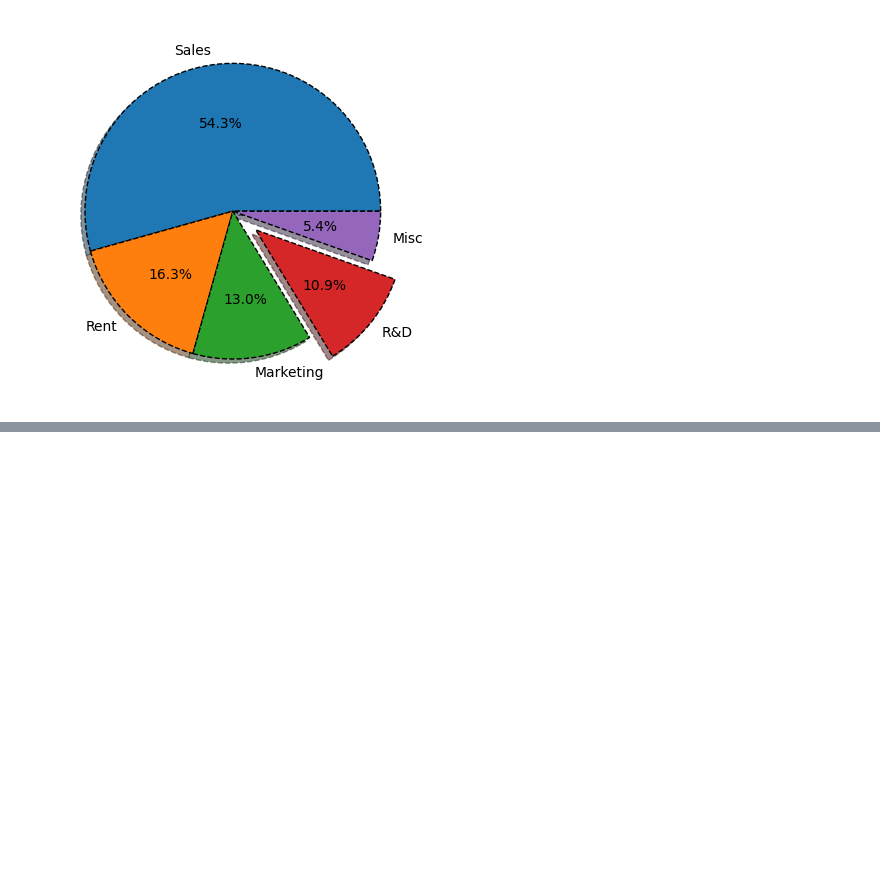
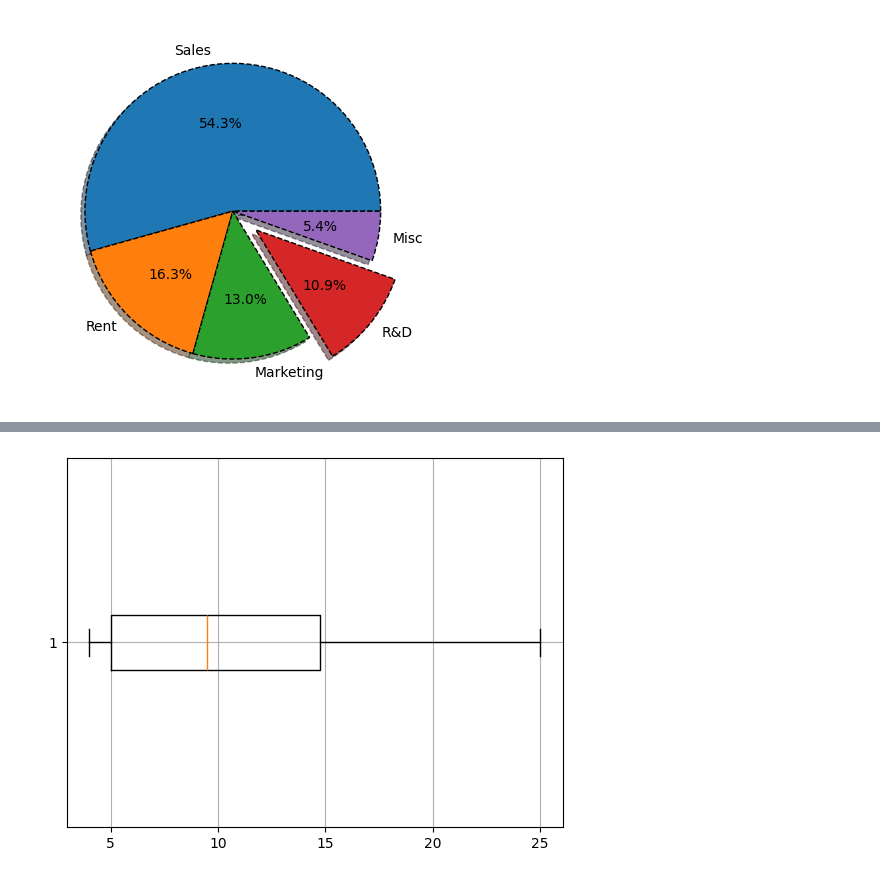
Before and after one commit to ElvisChristian28/Prime, a Jupyter notebook: Programs/Data Visualization/plot_1_mathplotlib.ipynb, the cells around one changed output, grey strips where cells are left out. Cells and saved outputs as stored; diff of their text form; code cells hidden in the pictures; blank space fills up the shorter version.

```diff
--- a/Programs/Data Visualization/plot_1_mathplotlib.ipynb
+++ b/Programs/Data Visualization/plot_1_mathplotlib.ipynb
@@ -184,0 +213,5 @@ plt.show()
+# %%
+plt.boxplot(data, vert=False)
+plt.grid(True)
+# %% [output]
+[figure, added]
```
Also changed, not shown: parts of 14 cells of this notebook, 2 other files.
